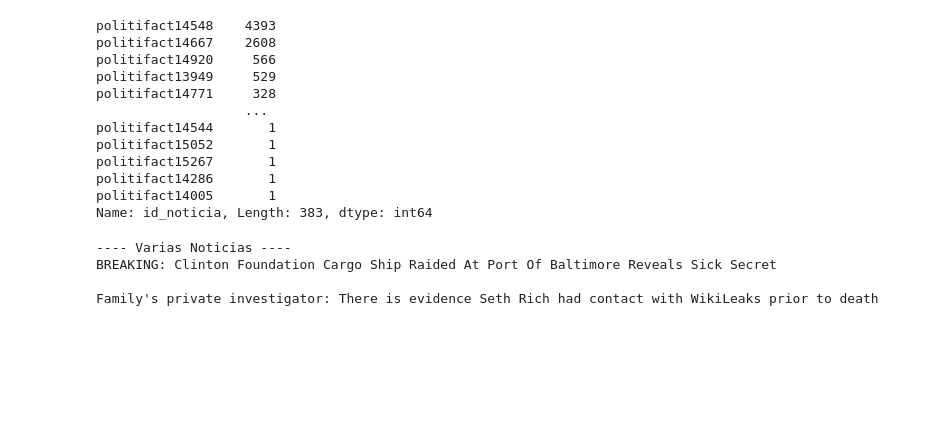
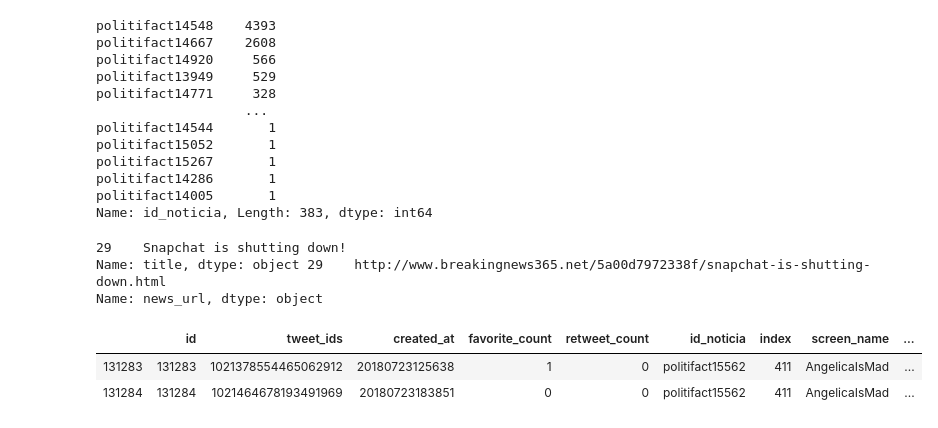
Before and after one commit to GuillermoOvejeroSanchez/Social-Network-Analysis, a Jupyter notebook: FakeNews/PruebasWilson.ipynb, the cells around one changed output. Cells and saved outputs as stored; diff of their text form; code cells hidden in the pictures; blank space fills up the shorter version.

```diff
--- a/FakeNews/PruebasWilson.ipynb
+++ b/FakeNews/PruebasWilson.ipynb
@@ -681,7 +681,7 @@ import pandas as pd
 politifact = pd.read_csv('./data/politifact_fake.csv')
 df = pd.read_csv('./gen/full_df_fake.csv')
 
-user = df.loc[(df['screen_name'] == 'ukelelejack')]
+user = df.loc[(df['screen_name'] == 'WIRED')]
 id_noticia = user['id_noticia']
 if len(id_noticia) > 1:
     print("---- Varias Noticias ----")
@@ -694,7 +694,13 @@ else:
     pd.options.display.max_colwidth = 250
     print(ids['title'], ids['news_url'])
 # %% [output]
----- Varias Noticias ----
-BREAKING: Clinton Foundation Cargo Ship Raided At Port Of Baltimore Reveals Sick Secret
-
-Family's private investigator: There is evidence Seth Rich had contact with WikiLeaks prior to death
+29    Snapchat is shutting down!
+Name: title, dtype: object 29    http://www.breakingnews365.net/5a00d7972338f/snapchat-is-shutting-down.html
+Name: news_url, dtype: object
+# %%
+df = pd.read_csv('./gen/full_df_fake.csv')
+df.loc[(df['index'] == 411) & (df['created_at'] < 20181200000000)]
+# %% [output]
+|  | id | tweet_ids | created_at | favorite_count | retweet_count | id_noticia | index | screen_name | ... |
+| 131283 | 131283 | 1021378554465062912 | 20180723125638 | 1 | 0 | politifact15562 | 411 | AngelicaIsMad | ... |
+| 131284 | 131284 | 1021464678193491969 | 20180723183851 | 0 | 0 | politifact15562 | 411 | AngelicaIsMad | ... |
```
